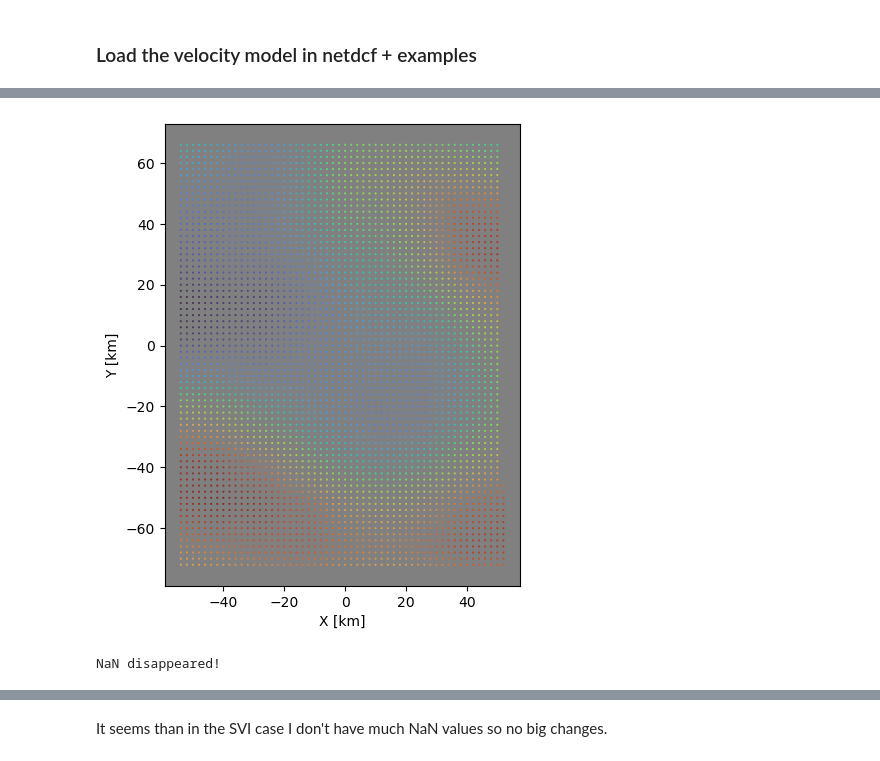
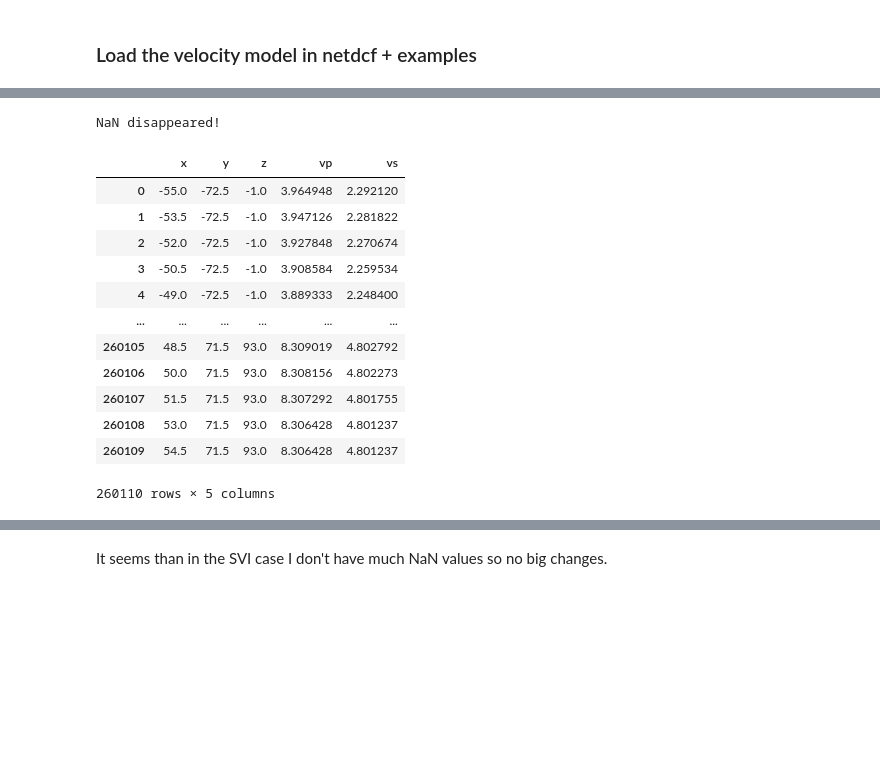
Before and after one commit to papinlois/sw4, a Jupyter notebook: project/NonLinLoc/SimulPS_Vel2Grid.ipynb, the cells around one changed output, grey strips where cells are left out. Cells and saved outputs as stored; diff of their text form; code cells hidden in the pictures; blank space fills up the shorter version.

```diff
--- a/project/NonLinLoc/SimulPS_Vel2Grid.ipynb
+++ b/project/NonLinLoc/SimulPS_Vel2Grid.ipynb
@@ -503,33 +426,0 @@ plt.show()
-# %%
-# Plot the results in km
-zdf = odf.groupby("z").get_group(test_depth)
-fig, axi = plt.subplots(figsize=(6,6))
-axi.set_aspect("equal")
-axi.set_facecolor("gray")
-axi.scatter(zdf["x"],zdf["y"],s=0.15,c=zdf["vs"], vmin=vmin, vmax=vmax,
-            cmap=plt.cm.turbo_r)
-axi.set_xlabel("X [km]")
-axi.set_ylabel("Y [km]")
-plt.show()
-# %% [output]
-[figure, removed]
-# %%
-# Function to fill NaN values using nearest neighbors
-def fill_nan_with_nearest_neighbors(df, columns):
-    for z_val in df['z'].unique():
-        subset = df[df['z'] == z_val]
-        for col in columns:
-            mask = subset[col].notna()
-            points = subset[mask][['x', 'y']].values
-            values = subset[mask][col].values
-            grid = subset[['x', 'y']].values
-            filled_values = interpolate.griddata(points, values, grid, method='nearest')
-            df.loc[df['z'] == z_val, col] = filled_values
-    return df
-
-# Fill NaN values for vp and vs
-odf = fill_nan_with_nearest_neighbors(odf, ['vp', 'vs'])
-if not odf[['vp', 'vs']].isna().any().any():
-    print('NaN disappeared!')
-# %% [output]
-NaN disappeared!
@@ -536 +440,22 @@ NaN disappeared!
+# %%
+# Fill NaN values for vp and vs
+odf = fill_nan_with_nearest_neighbors(odf, ['vp', 'vs'])
+if not odf[['vp', 'vs']].isna().any().any():
+    print('NaN disappeared!')
+odf
+# %% [output]
+NaN disappeared!
+|  | x | y | z | vp | vs |
+| 0 | -55.0 | -72.5 | -1.0 | 3.964948 | 2.292120 |
+| 1 | -53.5 | -72.5 | -1.0 | 3.947126 | 2.281822 |
+| 2 | -52.0 | -72.5 | -1.0 | 3.927848 | 2.270674 |
+| 3 | -50.5 | -72.5 | -1.0 | 3.908584 | 2.259534 |
+| 4 | -49.0 | -72.5 | -1.0 | 3.889333 | 2.248400 |
+| ... | ... | ... | ... | ... | ... |
+| 260105 | 48.5 | 71.5 | 93.0 | 8.309019 | 4.802792 |
+| 260106 | 50.0 | 71.5 | 93.0 | 8.308156 | 4.802273 |
+| 260107 | 51.5 | 71.5 | 93.0 | 8.307292 | 4.801755 |
+| 260108 | 53.0 | 71.5 | 93.0 | 8.306428 | 4.801237 |
+| 260109 | 54.5 | 71.5 | 93.0 | 8.306428 | 4.801237 |
+260110 rows × 5 columns
 # %%
```
Also changed, not shown: parts of 27 cells of this notebook, 2 other files.
